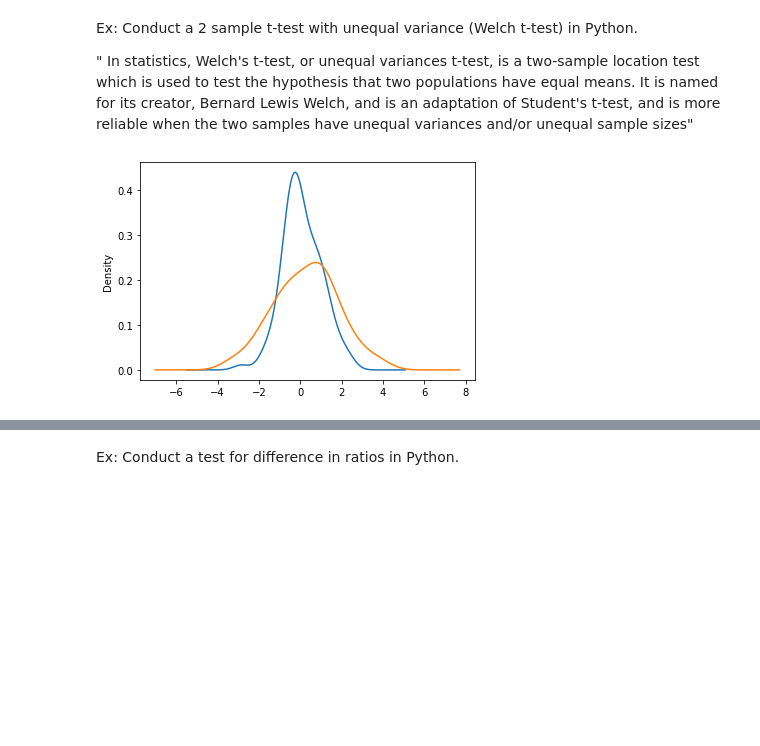
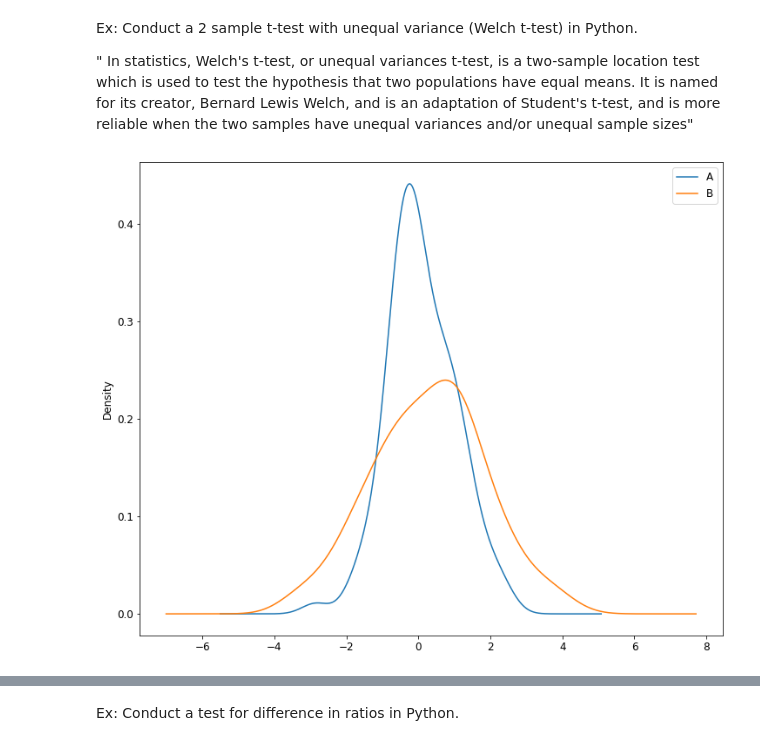
Before and after one commit to RoetGer/decisions-under-uncertainty, a Jupyter notebook: solved_problems.ipynb, the cells around one changed output, grey strips where cells are left out. Cells and saved outputs as stored; diff of their text form; code cells hidden in the pictures; blank space fills up the shorter version.

```diff
--- a/solved_problems.ipynb
+++ b/solved_problems.ipynb
@@ -103,17 +113,17 @@ In statistics, Welch's t-test, or unequal variances t-test, is a two-sample loca
 # %%
 import seaborn as sns
 np.random.seed(5)
 samples_A = np.random.normal(size=n)
 samples_B = np.random.normal(size=n, loc=0.25, scale=1.5)
 
 df = pd.DataFrame({
     'Observations': np.concatenate([samples_A, samples_B]),
     'Group':  np.repeat(['A', 'B'], repeats=n)
 })
 
-df.groupby('Group').Observations.plot.kde();
+df.groupby('Group').Observations.plot.kde(legend=True);
 # %% [output]
-[figure, old version]
+[figure, new version]
 # %%
 # Assumption same variance
 tval, pval, df = sm.stats.ttest_ind(samples_A, samples_B)
```
Also changed, not shown: parts of 27 cells of this notebook.
